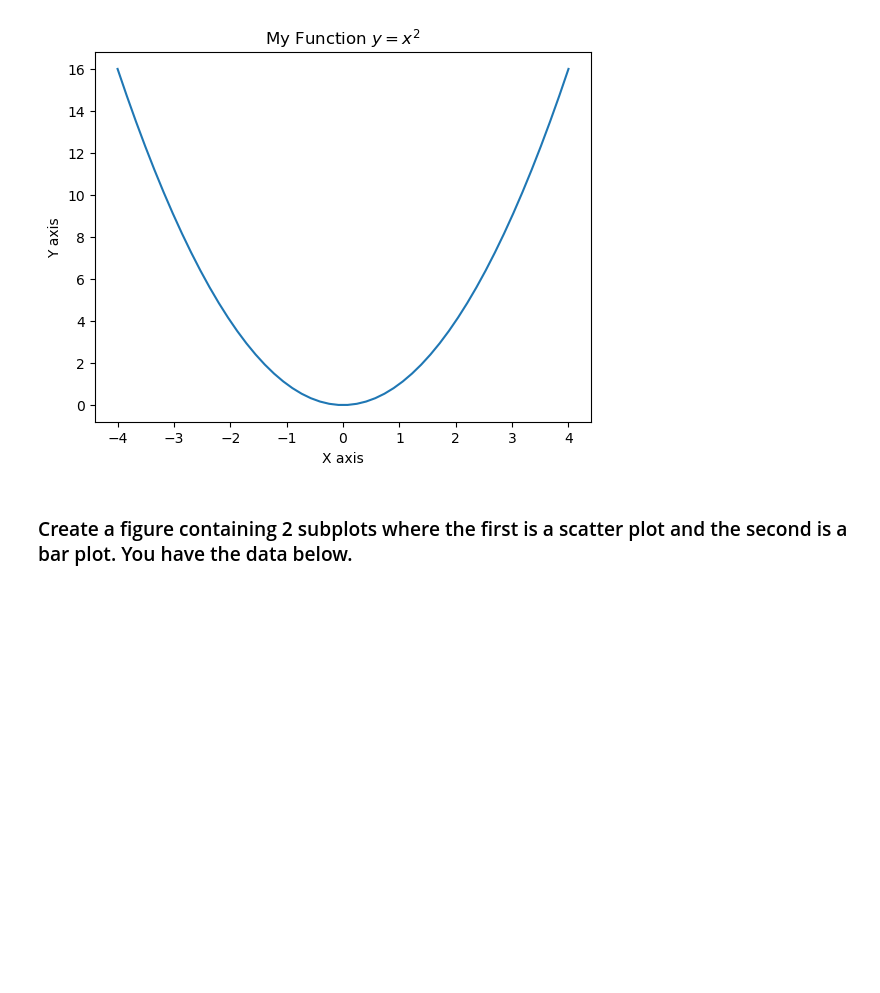
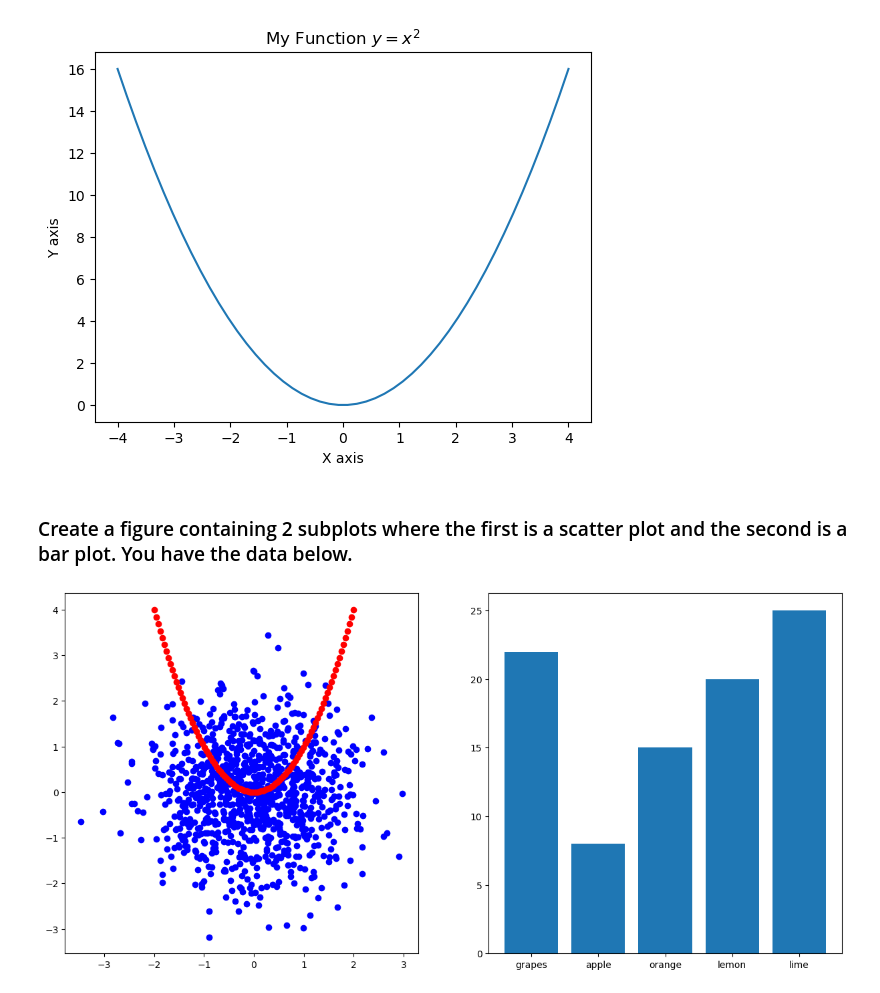
Before and after one commit to Alik192/DS24_PyStat, a Jupyter notebook: kunskapskontroll_1_2_matplotlib.ipynb, the cells around one changed output. Drawn from its saved outputs; the diff is of its cells as text; code cells hidden in the pictures; blank space fills up the shorter version.

```diff
--- a/kunskapskontroll_1_2_matplotlib.ipynb
+++ b/kunskapskontroll_1_2_matplotlib.ipynb
@@ -75,3 +75,11 @@ y = x**2
 fruit_data = {'grapes': 22, 'apple': 8, 'orange': 15, 'lemon': 20, 'lime': 25}
 names = list(fruit_data.keys())
 values = list(fruit_data.values())
+# %%
+fig, axs = plt.subplots(1,2,figsize=(15,7))
+axs[0].scatter(random_data_x,random_data_y,c="blue")
+axs[0].scatter(x,y,c="red")
+axs[1].bar(names,values)
+plt.show()
+# %% [output]
+[figure, added]
```
Also changed, not shown: 3 other files.
